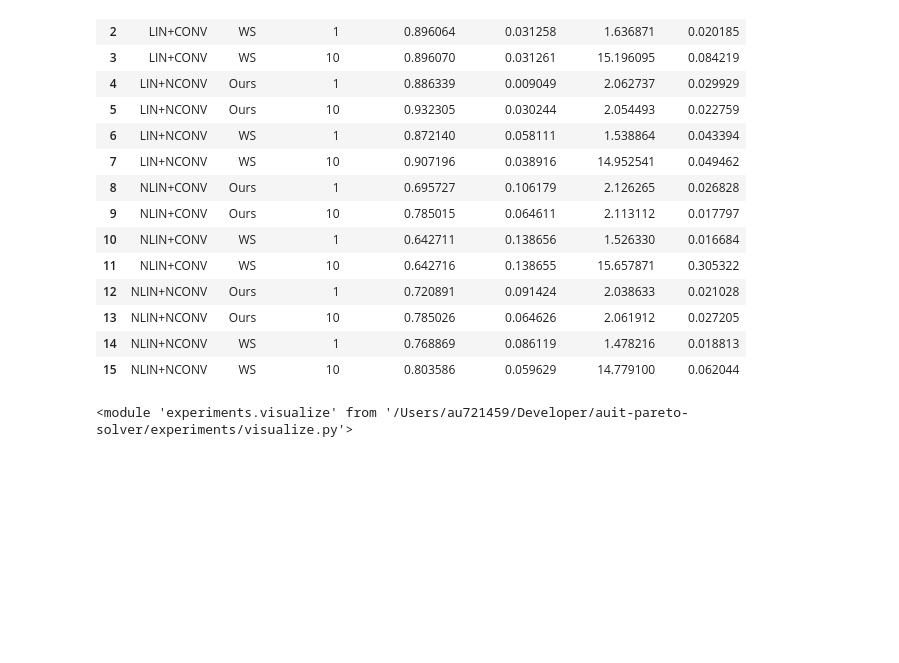
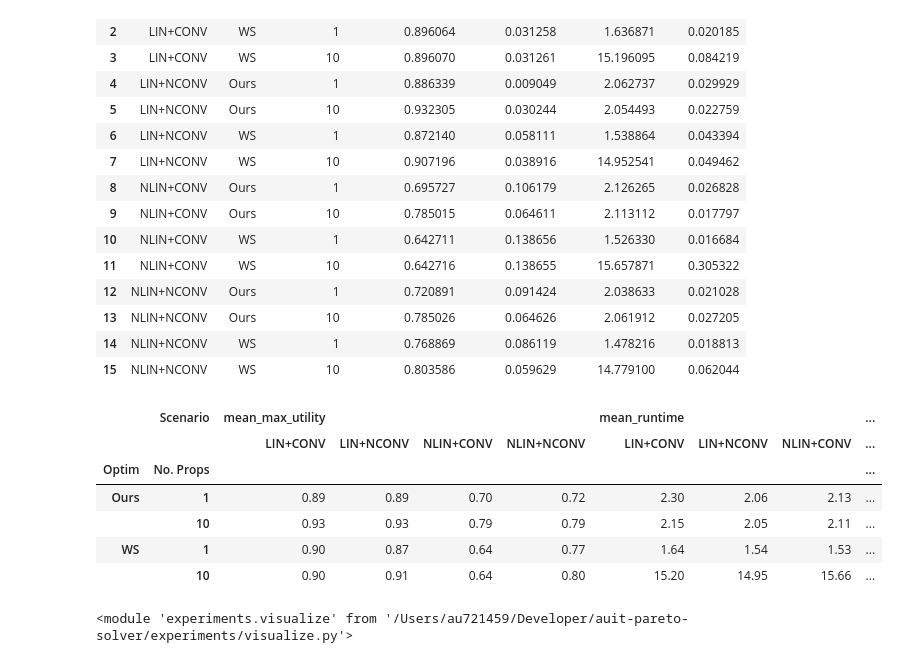
Before and after one commit to christophajohns/auit-pareto-solver, a Jupyter notebook: evaluation.ipynb, the cells around one changed output. Drawn from its saved outputs; the diff is of its cells as text; code cells hidden in the pictures; blank space fills up the shorter version.

```diff
--- a/evaluation.ipynb
+++ b/evaluation.ipynb
@@ -331,6 +331,28 @@ experiments.visualize.get_results_df(runtimes, results)
 | 13 | NLIN+NCONV | Ours | 10 | 0.785026 | 0.064626 | 2.061912 | 0.027205 |
 | 14 | NLIN+NCONV | WS | 1 | 0.768869 | 0.086119 | 1.478216 | 0.018813 |
 | 15 | NLIN+NCONV | WS | 10 | 0.803586 | 0.059629 | 14.779100 | 0.062044 |
+# %%
+def get_results_latex(runtimes, results):
+    df = experiments.visualize.get_results_df(runtimes, results)
+    table = pd.pivot_table(df, values=['mean_max_utility', 'std_max_utility', 'mean_runtime', 'std_runtime'],
+                       index=['solver', 'n_proposals'],
+                       columns=['scenario'])
+
+    result = table.applymap(lambda x: f'{x:.2f}')
+    result.index.names = ['Optim', 'No. Props']
+    result.columns.names = ['Scenario', '']
+
+    return result
+
+get_results_latex(runtimes, results)
+# %% [output]
+|  | Scenario | mean_max_utility |  |  |  | mean_runtime |  |  | ... |
+|  |  | LIN+CONV | LIN+NCONV | NLIN+CONV | NLIN+NCONV | LIN+CONV | LIN+NCONV | NLIN+CONV | ... |
+| Optim | No. Props |  |  |  |  |  |  |  | ... |
+| Ours | 1 | 0.89 | 0.89 | 0.70 | 0.72 | 2.30 | 2.06 | 2.13 | ... |
+|  | 10 | 0.93 | 0.93 | 0.79 | 0.79 | 2.15 | 2.05 | 2.11 | ... |
+| WS | 1 | 0.90 | 0.87 | 0.64 | 0.77 | 1.64 | 1.54 | 1.53 | ... |
+|  | 10 | 0.90 | 0.91 | 0.64 | 0.80 | 15.20 | 14.95 | 15.66 | ... |
 # %%
 import importlib
 importlib.reload(experiments.visualize)
```
Also changed, not shown: parts of 2 cells of this notebook, 3 other files.
